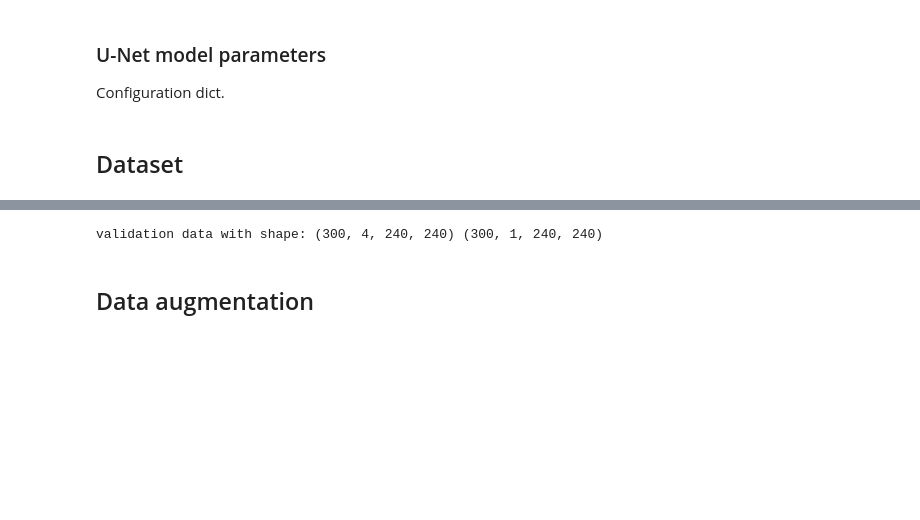
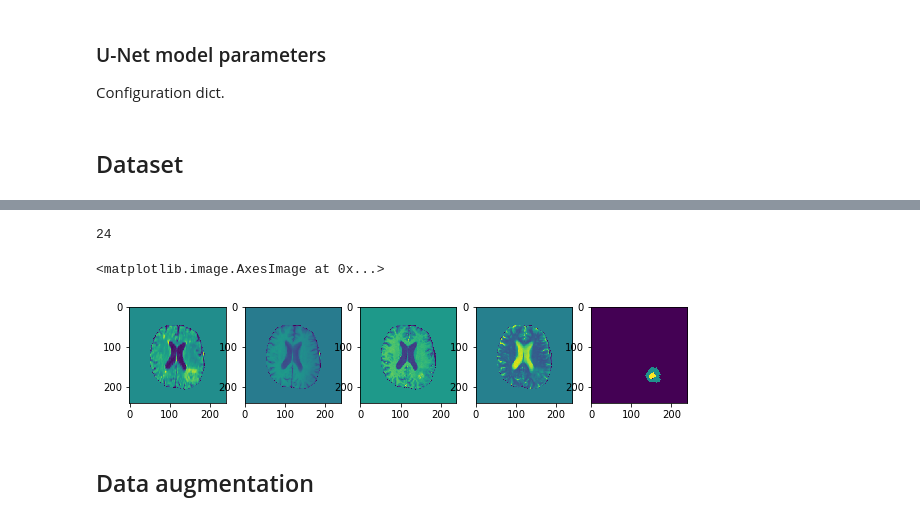
Before and after one commit to Janowie/unet_segmentation, a Jupyter notebook: training_ensemble_unets.ipynb, the cells around one changed output, grey strips where cells are left out. Cells and saved outputs as stored; diff of their text form; code cells hidden in the pictures; blank space fills up the shorter version.

```diff
--- a/training_ensemble_unets.ipynb
+++ b/training_ensemble_unets.ipynb
@@ -36,9 +37,9 @@ importlib.reload(unet_model_script)
 # %% [markdown]
 ##  Hyperparemeters
 # %%
-train_HGG_patients = 239
+train_patients = 239 + 69
 valid_HGG_patients = 20
-slices_from_patient = 15
+slices_from_patient = 7
 
 slices_from = 60
 slices_to = 100
@@ -67,14 +68,16 @@ training_model_conf = {
 # %% [markdown]
 ## Dataset
 # %%
-x_train, y_train = datagen.get_dataset(slices_from_patient,
+st = time.time()
+x_train, y_train = datagen.get_dataset(batch_size,
                                         slices_from, slices_to,
                                         file_path='../dataset/',
                                         mode='training',
-                                       tumor_region=3,
-                                        glioma_type=['HGG'],
+                                        tumor_region=None,
+                                        glioma_type=['HGG', 'LGG'],
                                         slices_w_tumor_only=100,
                                         slices_w_less_brain=None,
                                         image_size=image_size,
-                                        train_HGG_patients=train_HGG_patients)
+                                        train_HGG_patients=train_patients) #
+print("Finished in", time.time() - st)
 # %% [output]
@@ -82,16 +86,30 @@ training data with shape: (3585, 4, 240, 240) (3585, 1, 240, 240)
 # %%
-x_valid, y_valid = datagen.get_dataset(slices_from_patient,
-                                       slices_from, slices_to,
-                                        file_path='../dataset/',
-                                        mode='validation',
-                                       tumor_region=3,
-                                        glioma_type=['HGG'],
-                                        slices_w_tumor_only=False,
-                                        slices_w_less_brain=100,
-                                        image_size=image_size,
-                                        train_HGG_patients=valid_HGG_patients)
+# x_valid, y_valid = datagen.get_dataset(batch_size,
+#                                        slices_from, slices_to,
+#                                         file_path='../dataset/',
+#                                         mode='validation',
+#                                        tumor_region=3,
+#                                         glioma_type=['HGG', 'LGG'],
+#                                         slices_w_tumor_only=False,
+#                                         slices_w_less_brain=100,
+#                                         image_size=image_size,
+#                                         train_HGG_patients=valid_HGG_patients)
-# %% [output]
-validation data with shape: (300, 4, 240, 240) (300, 1, 240, 240)
+# %%
+i = random.randint(0, 29)
+# i=15
+print(i)
+
+f, axarr = plt.subplots(1,5, figsize=(10,10))
+# axarr[0].imshow(y_train[i][0])
+axarr[0].imshow(x_train[i][0])
+axarr[1].imshow(x_train[i][1])
+axarr[2].imshow(x_train[i][2])
+axarr[3].imshow(x_train[i][3])
+axarr[4].imshow(y_train[i][0])
+# %% [output]
+24
+<matplotlib.image.AxesImage at 0x...>
+[figure, added]
 # %% [markdown]
 ## Data augmentation
 # %%
```
Also changed, not shown: parts of 7 cells of this notebook, 3 other files.
